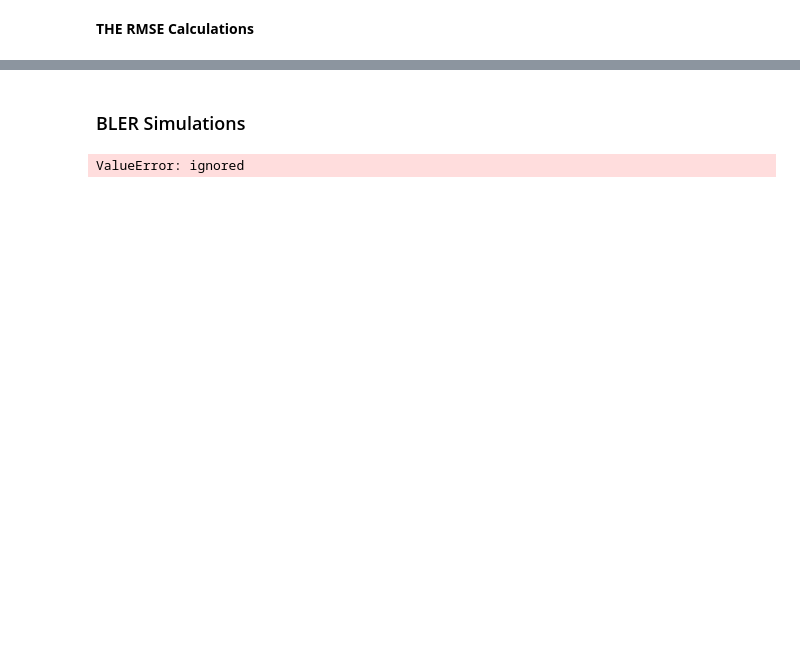
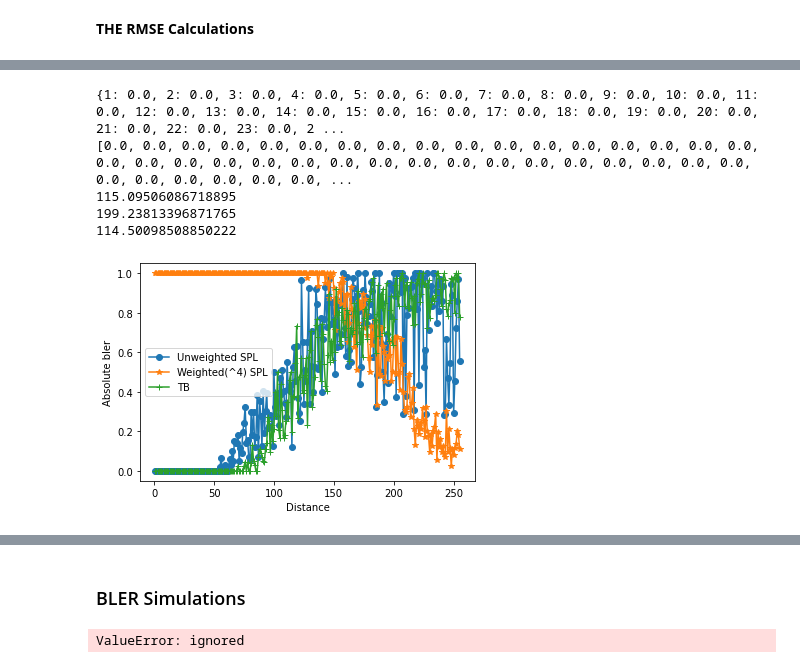
Before and after one commit to neelabhro/Deep-Learning-based-Wireless-Communications, a Jupyter notebook: SPL_uw|SPL_w|TB.ipynb, the cells around one changed output, grey strips where cells are left out. Saved outputs shown, nothing was run; the diff lists cells and outputs as text; code cells hidden in the pictures; blank space fills up the shorter version.

Commit message:
Added own BLER implementation

```diff
--- a/SPL_uw|SPL_w|TB.ipynb
+++ b/SPL_uw|SPL_w|TB.ipynb
@@ -1395,3 +1395,81 @@ print(sum(bler_Tb))
+# %%
+def nsj_bler(predictions,targets):
+  return 1 - (((np.equal(predictions,targets)).mean()))
+
+iter = 10
+bler_uw = {}
+bler_w = {}
+bler_Tb = {}
+sum_uw = {}
+sum_w = {}
+sum_Tb = {}
+
+
+
+for j in range(1,M):
+#    rmse_uw[j,i] = rmse(([tr_hat[x] for x in s_ind[j]]), ([tr[x] for x in s_ind[j]]))
+  bler_uw[j] = nsj_bler(([tr_hat[x] for x in s_ind[j]]), ([tr[x] for x in s_ind[j]]))
+for j in range(1,M):
+ #   rmse_w[j,i] = rmse(([tr_hat_w[x] for x in s_ind[j]]), ([tr[x] for x in s_ind[j]]))
+  bler_w[j] = nsj_bler(([tr_hat_w[x] for x in s_ind[j]]), ([tr[x] for x in s_ind[j]]))
+for j in range(1,M):
+#    rmse_Tb[j,i] = rmse(([tr_hat_Tb[x] for x in s_ind[j]]), ([tr[x] for x in s_ind[j]]))
+  bler_Tb[j] = nsj_bler(([tr_hat_Tb[x] for x in s_ind[j]]), ([tr[x] for x in s_ind[j]]))
+  #sum_uw[i] = sum_uw[i] + sum_uw[i-1]
+
+print(bler_uw)
+message_factor = (np.arange(1, M))
+
+bler_uwA = []
+for i in bler_uw.values():
+  bler_uwA.append(i)
+
+bler_wA = []
+for i in bler_w.values():
+  bler_wA.append(i)
+
+bler_TbA = []
+for i in bler_Tb.values():
+  bler_TbA.append(i)
+
+#rmse_uw = np.log2(np.divide(rmse_uwA,message_factor) +1)
+#rmse_uw = (np.divide(rmse_uwA,message_factor) +1)
+bler_uw = bler_uwA
+
+#rmse_w = np.log2(np.divide(rmse_wA,message_factor) + 1)
+#rmse_w = (np.divide(rmse_wA,message_factor) + 1)
+bler_w = bler_wA
+
+
+#rmse_Tb = np.log2(np.divide(rmse_TbA,message_factor) +1)
+#rmse_Tb = (np.divide(rmse_TbA,message_factor))
+bler_Tb = bler_TbA
+
+message = np.arange(1,M)
+
+print(bler_uw)
+plt.plot(message, bler_uw, '-o');
+plt.plot(message, bler_w, '-*');
+plt.plot(message, bler_Tb, '-+');
+plt.xlabel('Distance')
+plt.ylabel('Absolute bler')
+#plt.ylim([0, 20])
+#plt.ylabel('log2 Norm RMSE deviation')
+plt.legend(['Unweighted SPL', 'Weighted(^4) SPL','TB'])
+
+
+print(np.sum(bler_uw))
+print(np.sum(bler_w))
+print(np.sum(bler_Tb))
+#print(np.sum(rmse_uwA))
+#print(np.sum(rmse_wA))
+# %% [output]
+{1: 0.0, 2: 0.0, 3: 0.0, 4: 0.0, 5: 0.0, 6: 0.0, 7: 0.0, 8: 0.0, 9: 0.0, 10: 0.0, 11: 0.0, 12: 0.0, 13: 0.0, 14: 0.0, 15: 0.0, 16: 0.0, 17: 0.0, 18: 0.0, 19: 0.0, 20: 0.0, 21: 0.0, 22: 0.0, 23: 0.0, 2 ...
+[0.0, 0.0, 0.0, 0.0, 0.0, 0.0, 0.0, 0.0, 0.0, 0.0, 0.0, 0.0, 0.0, 0.0, 0.0, 0.0, 0.0, 0.0, 0.0, 0.0, 0.0, 0.0, 0.0, 0.0, 0.0, 0.0, 0.0, 0.0, 0.0, 0.0, 0.0, 0.0, 0.0, 0.0, 0.0, 0.0, 0.0, 0.0, 0.0, 0.0, ...
+115.09506086718895
+199.23813396871765
+114.50098508850222
+[figure, added]
 # %%
 ae.plot_constellation(const_noise_SNR);
 #plot_constellation_2(ae,range(0,ae.M))
```
Also changed, not shown: parts of 12 cells of this notebook.
